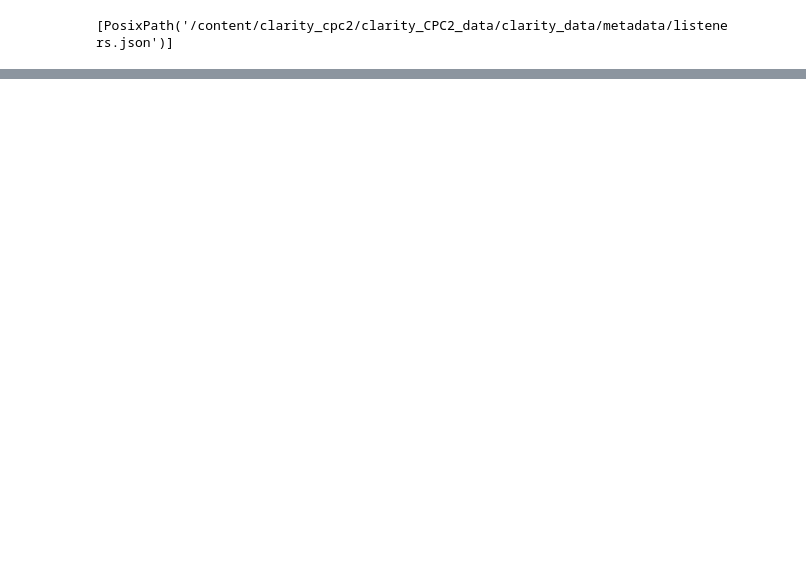
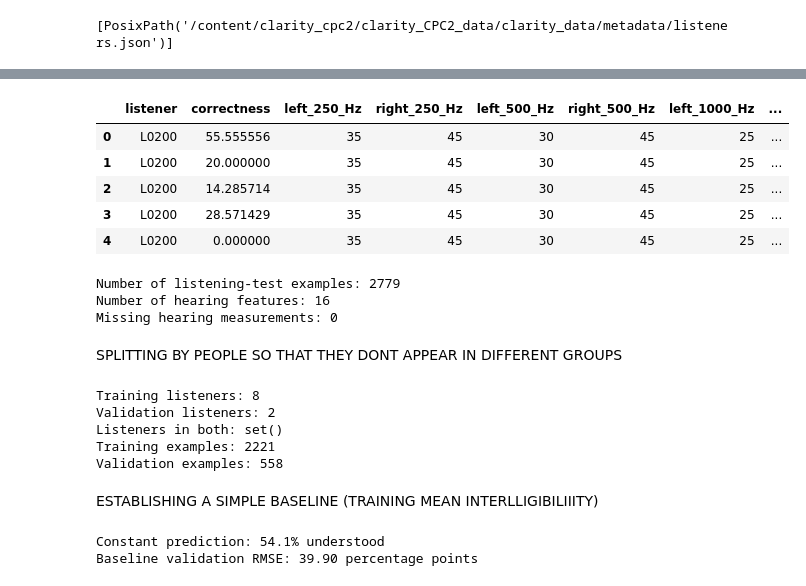
Before and after one commit to roberaBelachew/clarity_cpc2, a Jupyter notebook: clarity_cpc2_exploration.ipynb, the cells around one changed output, grey strips where cells are left out. Cells and saved outputs as stored; diff of their text form; code cells hidden in the pictures; blank space fills up the shorter version.

```diff
--- a/clarity_cpc2_exploration.ipynb
+++ b/clarity_cpc2_exploration.ipynb
@@ -188,0 +263,30 @@ https://docs.google.com/spreadsheets/d/1CNRe6zoT02kJXkOqiFzM6J3aDaOTVd_NbQaO-yL8
+# %%
+data = responses.merge(
+    listener_features,
+    on="listener",
+    how="left",
+    validate="many_to_one"
+)
+
+hearing_columns = [
+    column for column in listener_features.columns
+    if column != "listener"
+]
+
+display(data[["listener", "correctness"] + hearing_columns].head())
+
+print("Number of listening-test examples:", len(data))
+print("Number of hearing features:", len(hearing_columns))
+print("Missing hearing measurements:", data[hearing_columns].isna().sum().sum())
+# %% [output]
+|  | listener | correctness | left_250_Hz | right_250_Hz | left_500_Hz | right_500_Hz | left_1000_Hz | ... |
+| 0 | L0200 | 55.555556 | 35 | 45 | 30 | 45 | 25 | ... |
+| 1 | L0200 | 20.000000 | 35 | 45 | 30 | 45 | 25 | ... |
+| 2 | L0200 | 14.285714 | 35 | 45 | 30 | 45 | 25 | ... |
+| 3 | L0200 | 28.571429 | 35 | 45 | 30 | 45 | 25 | ... |
+| 4 | L0200 | 0.000000 | 35 | 45 | 30 | 45 | 25 | ... |
+Number of listening-test examples: 2779
+Number of hearing features: 16
+Missing hearing measurements: 0
+# %% [markdown]
+SPLITTING BY PEOPLE SO THAT THEY DONT APPEAR IN DIFFERENT GROUPS
@@ -188,0 +313,32 @@ https://docs.google.com/spreadsheets/d/1CNRe6zoT02kJXkOqiFzM6J3aDaOTVd_NbQaO-yL8
+# %%
+train_listeners = set(groups.iloc[train_idx])
+val_listeners = set(groups.iloc[val_idx])
+
+print("Training listeners:", len(train_listeners))
+print("Validation listeners:", len(val_listeners))
+print("Listeners in both:", train_listeners & val_listeners)
+print("Training examples:", len(X_train))
+print("Validation examples:", len(X_val))
+# %% [output]
+Training listeners: 8
+Validation listeners: 2
+Listeners in both: set()
+Training examples: 2221
+Validation examples: 558
+# %% [markdown]
+ESTABLISHING A SIMPLE BASELINE (TRAINING MEAN INTERLLIGIBILIIITY)
+# %%
+import numpy as np
+
+baseline_score = y_train.mean()
+baseline_predictions = np.full(len(y_val), baseline_score)
+
+baseline_rmse = np.sqrt(
+    np.mean((y_val.to_numpy() - baseline_predictions) ** 2)
+)
+
+print(f"Constant prediction: {baseline_score:.1f}% understood")
+print(f"Baseline validation RMSE: {baseline_rmse:.2f} percentage points")
+# %% [output]
+Constant prediction: 54.1% understood
+Baseline validation RMSE: 39.90 percentage points
```
Also changed, not shown: parts of 7 cells of this notebook.
